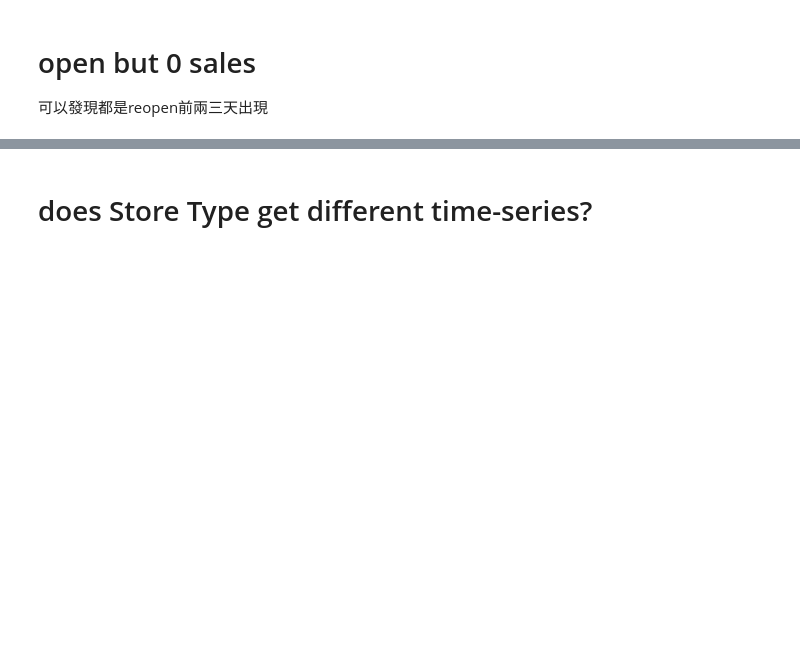
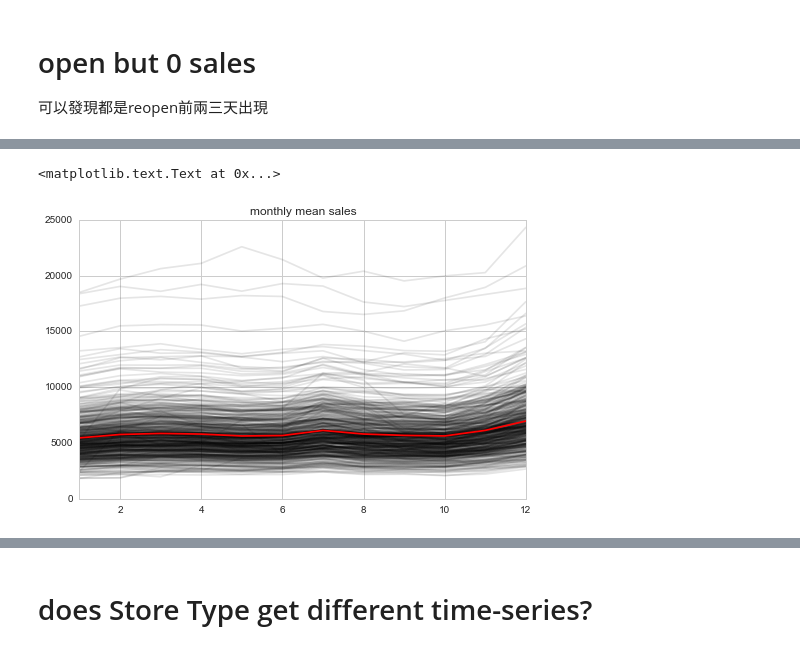
Before and after one commit to superChing/Kaggle-Rossmann-Store, a Jupyter notebook: time series plot.ipynb, the cells around one changed output, grey strips where cells are left out. Saved outputs shown, nothing was run; the diff lists cells and outputs as text; code cells hidden in the pictures; blank space fills up the shorter version.

```diff
--- a/time series plot.ipynb
+++ b/time series plot.ipynb
@@ -141,3 +144,15 @@ cb=plot_timeseries(1017,time_range= ['2014-05-01' ,'2014-07-01'])
 cb=plot_timeseries(28,time_range=['2014-08-01','2014-10-01'])
 # %% [output]
 [interactive output not drawn]
+# %%
+df=utility.sample_df(train,time_range=('2013-01-01','2014-12-31'),store_frac=0.5,reindex=True,use_days_from=False)
+wide_df=df.pivot('Date','Store','Sales').asfreq('1D')
+monthly_ag=wide_df.groupby(wide_df.index.month).agg(np.mean)
+f,ax=plt.subplots(figsize=(8,5))
+monthly_ag.plot(legend=False,alpha=.1,color='k',ax=ax)
+# monthly_ag.T.boxplot()
+monthly_ag.apply(np.mean,axis=1).plot(alpha=1,color='r',ax=ax)
+ax.set_title('monthly mean sales')
+# %% [output]
+<matplotlib.text.Text at 0x...>
+[figure, added]
```
Also changed, not shown: parts of 8 cells of this notebook, 2 other files.
